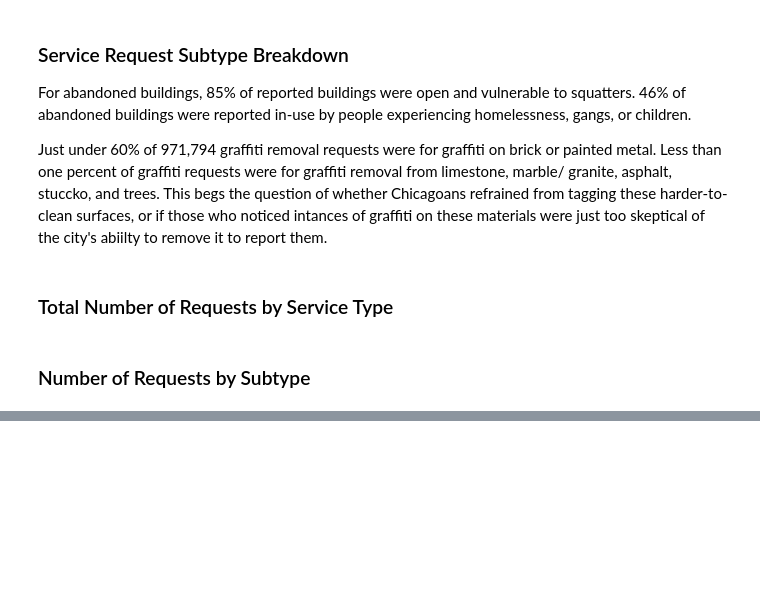
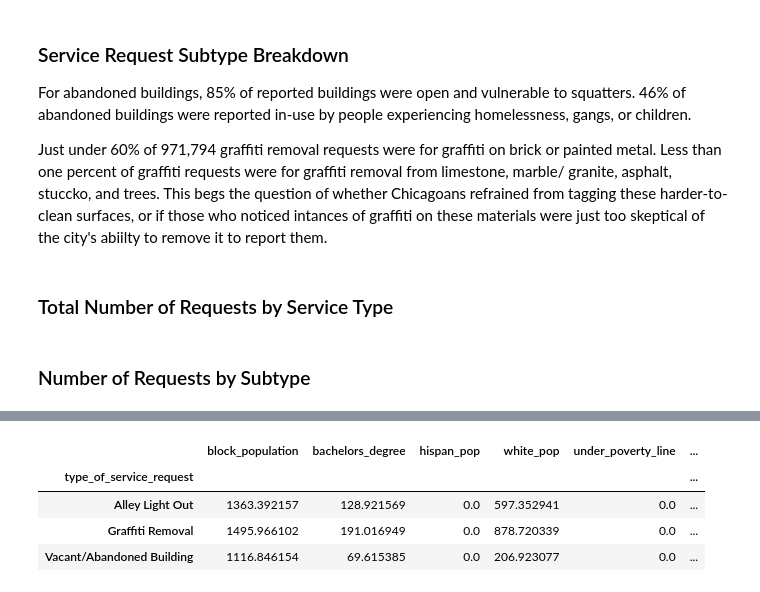
Before and after one commit to lorenh516/exploration_311, a Jupyter notebook: chicago_svc_req_exploration.ipynb, the cells around one changed output, grey strips where cells are left out. Cells and saved outputs as stored; diff of their text form; code cells hidden in the pictures; blank space fills up the shorter version.

```diff
--- a/chicago_svc_req_exploration.ipynb
+++ b/chicago_svc_req_exploration.ipynb
@@ -486,3 +443,5 @@ Name: 6681, dtype: object
 # %%
 # identify columns containing data for analysis with census data
-eval_cols_list = ['latitude', 'longitude', 'creation_date', 'month', 'year', 'street_address', 'zip', 'ward', 'community_area', 'type_of_service_request', 'response_time', 'block_population', 'bachelors_degree','hispan_pop', 'white_pop', 'under_poverty_line', 'black_population', 'female_law_enforcement', 'male_law_enforcement', 'walk_commute_minutes', 'median_income', 'census_tract', 'block_group']
+eval_cols_list = ['latitude', 'longitude', 'creation_date', 'month', 'year', 'street_address', 'zip', 'ward', 'community_area', 'type_of_service_request', 'response_time']
+acs_cols_list = ['block_population', 'bachelors_degree','hispan_pop', 'white_pop', 'under_poverty_line', 'black_population', 'female_law_enforcement', 'male_law_enforcement', 'walk_commute_minutes', 'median_income', 'census_tract', 'block_group']
+full_eval_list = eval_311_cols_list +  acs_cols_list
@@ -488,0 +464,14 @@ eval_cols_list = ['latitude', 'longitude', 'creation_date', 'month', 'year', 'st
+# %%
+def eval_service_type_bg(df, type_only = False):
+    bldg_test = acs_cols_list + ['type_of_service_request']
+
+    for var in acs_cols_list:
+        if var != 'census_tract':
+            df[var]= df[var].astype(int)
+
+    if type_only:
+        counts = df[bldg_test].groupby(['type_of_service_request']).mean()
+        return counts
+    else:
+        counts = df[bldg_test].groupby(['type_of_service_request', 'block_group']).mean()
+        return counts
@@ -488,0 +484,8 @@ eval_cols_list = ['latitude', 'longitude', 'creation_date', 'month', 'year', 'st
+# %%
+eval_service_type_bg(small, type_only = True)
+# %% [output]
+|  | block_population | bachelors_degree | hispan_pop | white_pop | under_poverty_line | ... |
+| type_of_service_request |  |  |  |  |  | ... |
+| Alley Light Out | 1363.392157 | 128.921569 | 0.0 | 597.352941 | 0.0 | ... |
+| Graffiti Removal | 1495.966102 | 191.016949 | 0.0 | 878.720339 | 0.0 | ... |
+| Vacant/Abandoned Building | 1116.846154 | 69.615385 | 0.0 | 206.923077 | 0.0 | ... |
```
Also changed, not shown: parts of 27 cells of this notebook.
